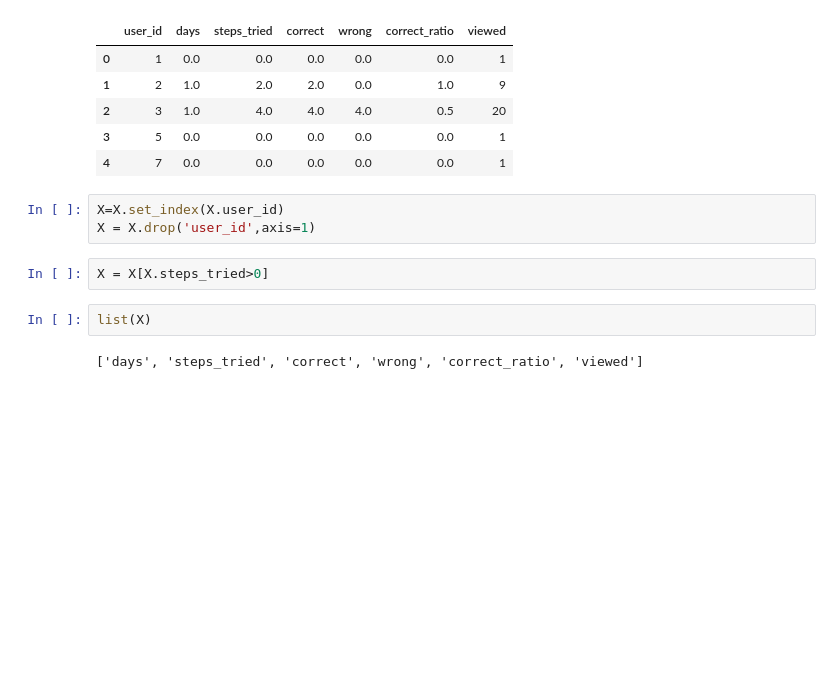
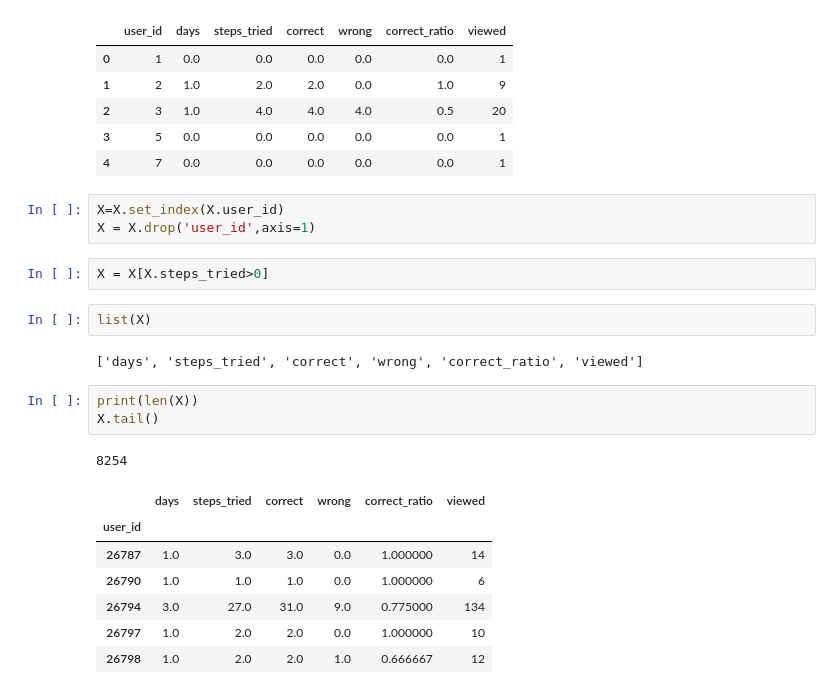
Before and after one commit to Valikpp/ds-training-tasks, a Jupyter notebook: stepik_client_dropout/main.ipynb, the cells around one changed output. Drawn from its saved outputs; the diff is of its cells as text; blank space fills up the shorter version.

Commit message:
Stepik dropout users model implemented

```diff
--- a/stepik_client_dropout/main.ipynb
+++ b/stepik_client_dropout/main.ipynb
@@ -425,3 +428,15 @@ X = X[X.steps_tried>0]
 list(X)
 # %% [output]
 ['days', 'steps_tried', 'correct', 'wrong', 'correct_ratio', 'viewed']
+# %%
+print(len(X))
+X.tail()
+# %% [output]
+8254
+|  | days | steps_tried | correct | wrong | correct_ratio | viewed |
+| user_id |  |  |  |  |  |  |
+| 26787 | 1.0 | 3.0 | 3.0 | 0.0 | 1.000000 | 14 |
+| 26790 | 1.0 | 1.0 | 1.0 | 0.0 | 1.000000 | 6 |
+| 26794 | 3.0 | 27.0 | 31.0 | 9.0 | 0.775000 | 134 |
+| 26797 | 1.0 | 2.0 | 2.0 | 0.0 | 1.000000 | 10 |
+| 26798 | 1.0 | 2.0 | 2.0 | 1.0 | 0.666667 | 12 |
```
Also changed, not shown: parts of 19 cells of this notebook, 1 other file.
